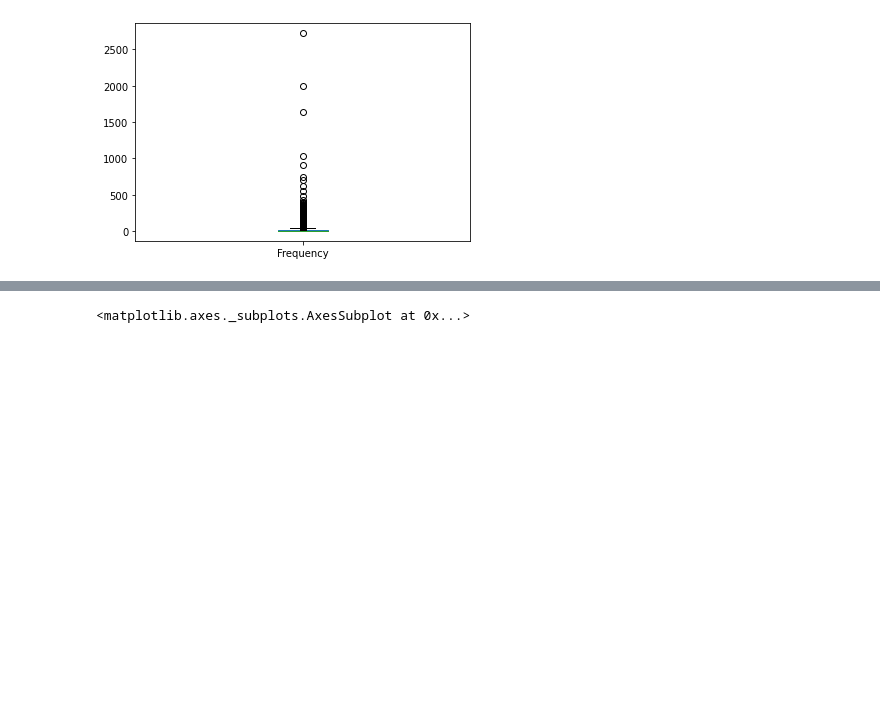
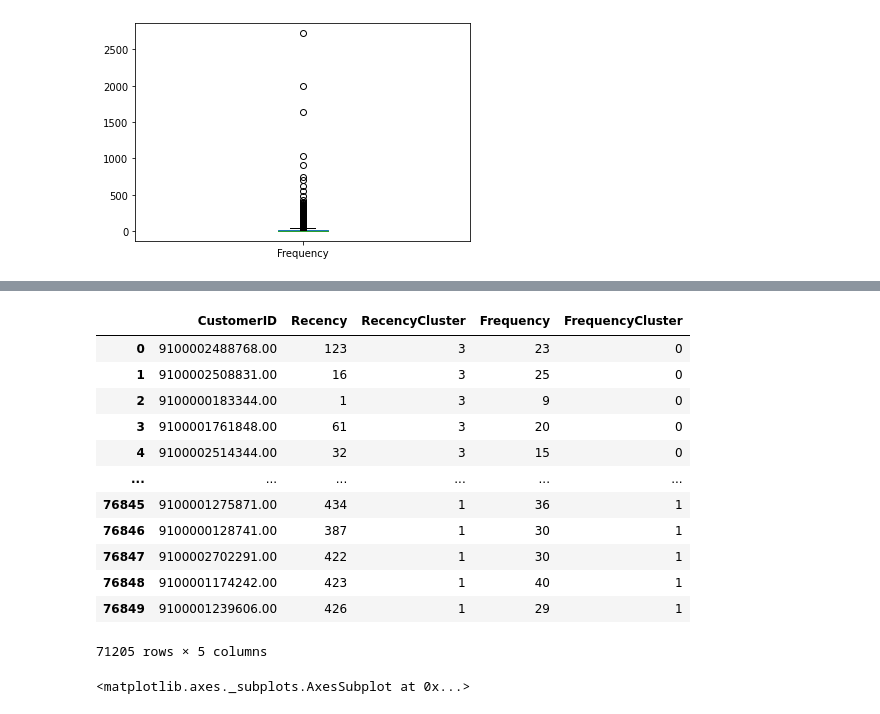
Before and after one commit to rollways/JD_EDA, a Jupyter notebook: EDA.ipynb, the cells around one changed output, grey strips where cells are left out. Saved outputs shown, nothing was run; the diff lists cells and outputs as text; code cells hidden in the pictures; blank space fills up the shorter version.

```diff
--- a/EDA.ipynb
+++ b/EDA.ipynb
@@ -929,6 +929,22 @@ sales_data_user[(sales_data_user['Frequency']< lowerbound) | (sales_data_user['F
 7239 rows × 5 columns
 # %%
 sales_data_user.drop(sales_data_user[(sales_data_user['Frequency']< lowerbound) | (sales_data_user['Frequency']> highbound)].index,inplace=True) #去除異常值
+# %%
+sales_data_user
+# %% [output]
+|  | CustomerID | Recency | RecencyCluster | Frequency | FrequencyCluster |
+| 0 | 9100002488768.00 | 123 | 3 | 23 | 0 |
+| 1 | 9100002508831.00 | 16 | 3 | 25 | 0 |
+| 2 | 9100000183344.00 | 1 | 3 | 9 | 0 |
+| 3 | 9100001761848.00 | 61 | 3 | 20 | 0 |
+| 4 | 9100002514344.00 | 32 | 3 | 15 | 0 |
+| ... | ... | ... | ... | ... | ... |
+| 76845 | 9100001275871.00 | 434 | 1 | 36 | 1 |
+| 76846 | 9100000128741.00 | 387 | 1 | 30 | 1 |
+| 76847 | 9100002702291.00 | 422 | 1 | 30 | 1 |
+| 76848 | 9100001174242.00 | 423 | 1 | 40 | 1 |
+| 76849 | 9100001239606.00 | 426 | 1 | 29 | 1 |
+71205 rows × 5 columns
 # %%
 sales_data_user['Frequency'].plot.box()
 # %% [output]
```
Also changed, not shown: parts of 17 cells of this notebook.
